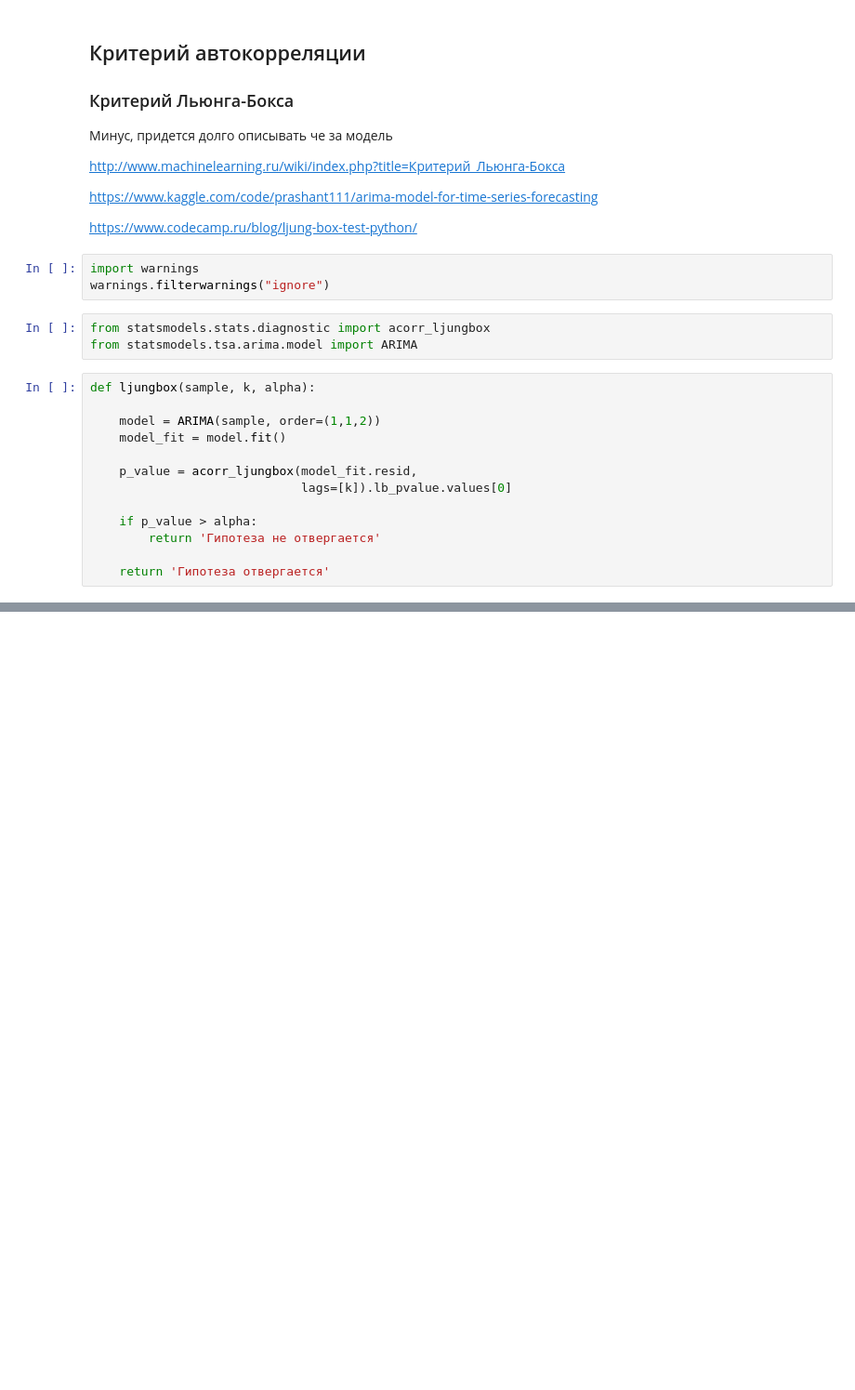
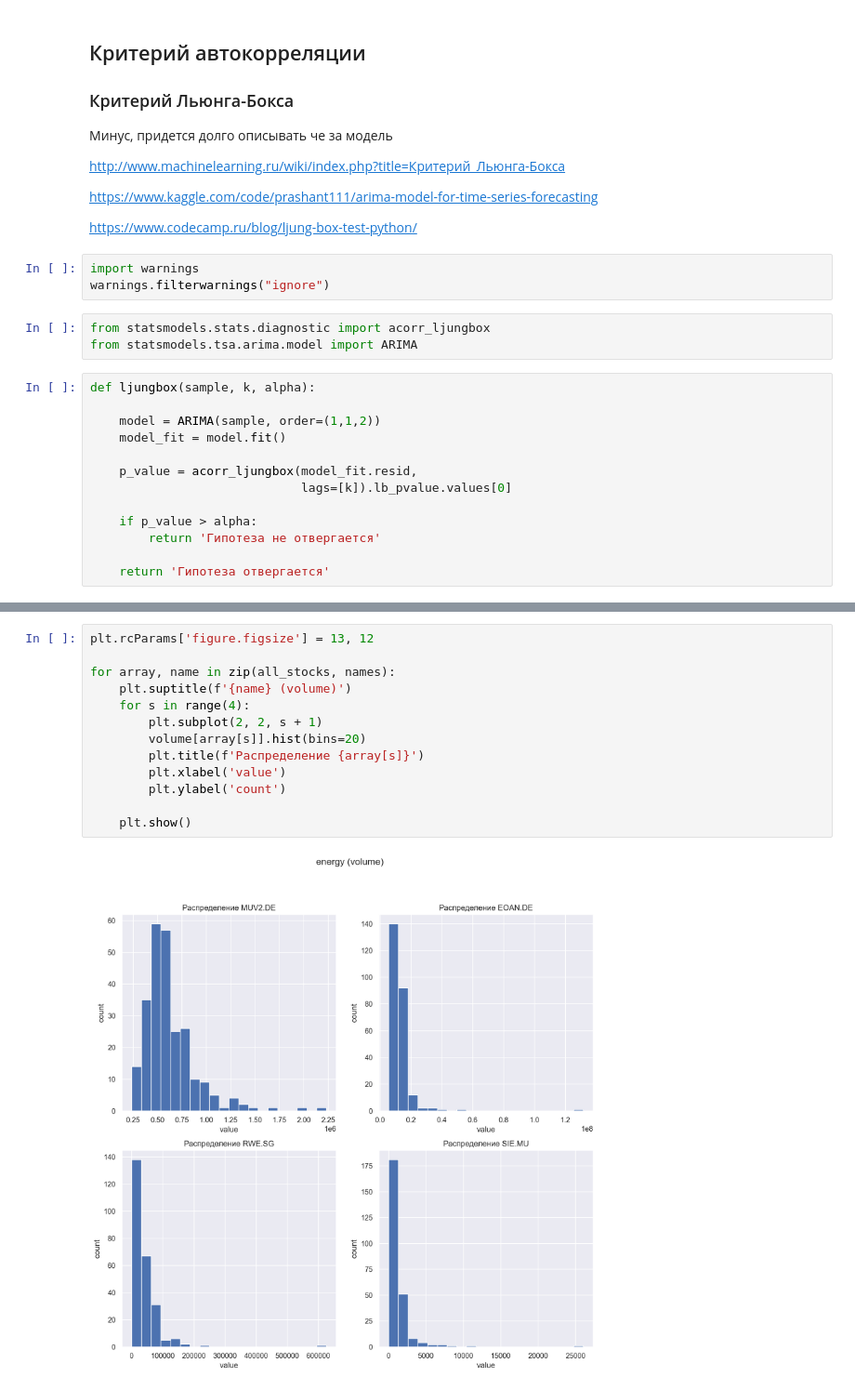
Before and after one commit to antonov1lya/ResearchSeminar2024, a Jupyter notebook: report.ipynb, the cells around one changed output, grey strips where cells are left out. Shown at 93% size. Cells and saved outputs as stored; diff of their text form; blank space fills up the shorter version.

```diff
--- a/report.ipynb
+++ b/report.ipynb
@@ -485,0 +566,15 @@ crit_table
+# %%
+plt.rcParams['figure.figsize'] = 13, 12
+
+for array, name in zip(all_stocks, names):
+    plt.suptitle(f'{name} (volume)')
+    for s in range(4):
+        plt.subplot(2, 2, s + 1)
+        volume[array[s]].hist(bins=20)
+        plt.title(f'Распределение {array[s]}')
+        plt.xlabel('value')
+        plt.ylabel('count')
+
+    plt.show()
+# %% [output]
+[figure, added]
```
Also changed, not shown: parts of 28 cells of this notebook, 1 other file.
